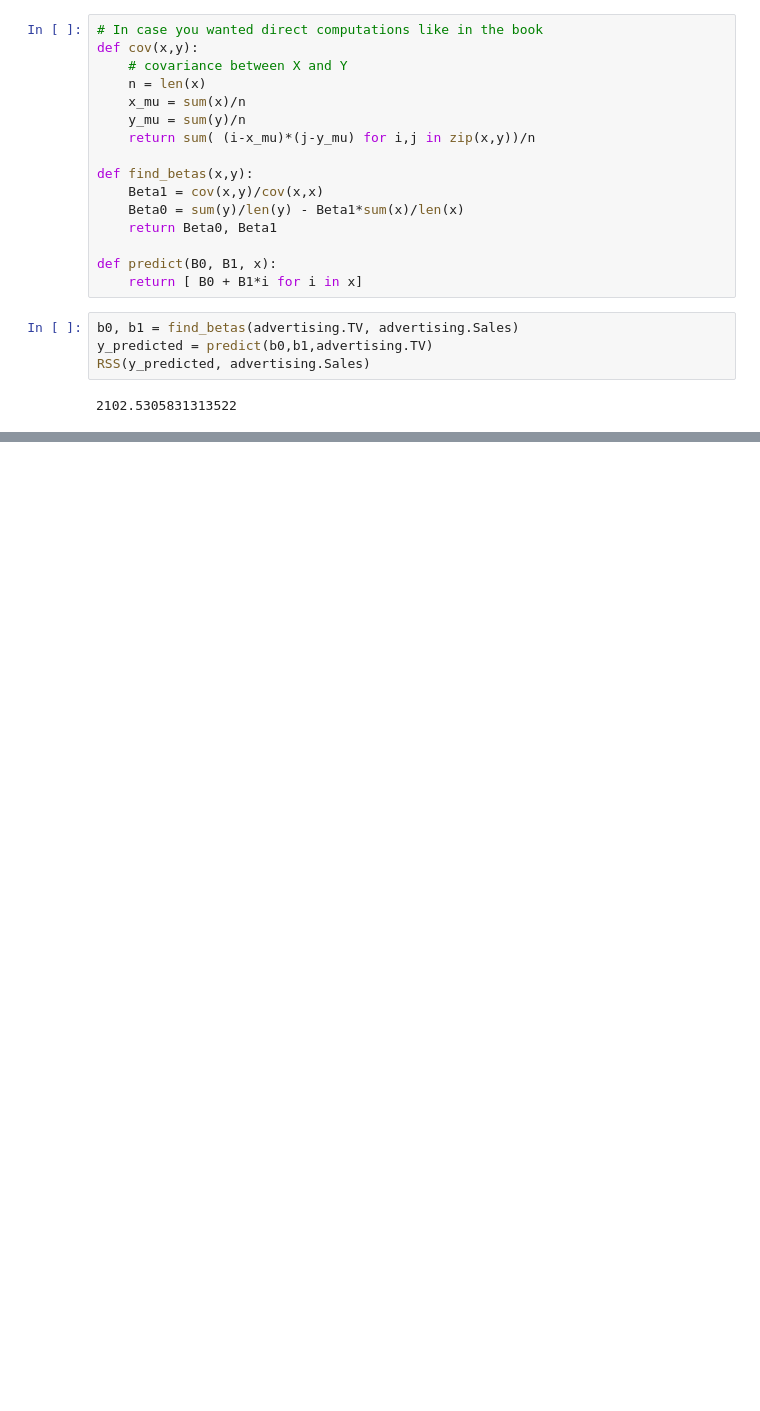
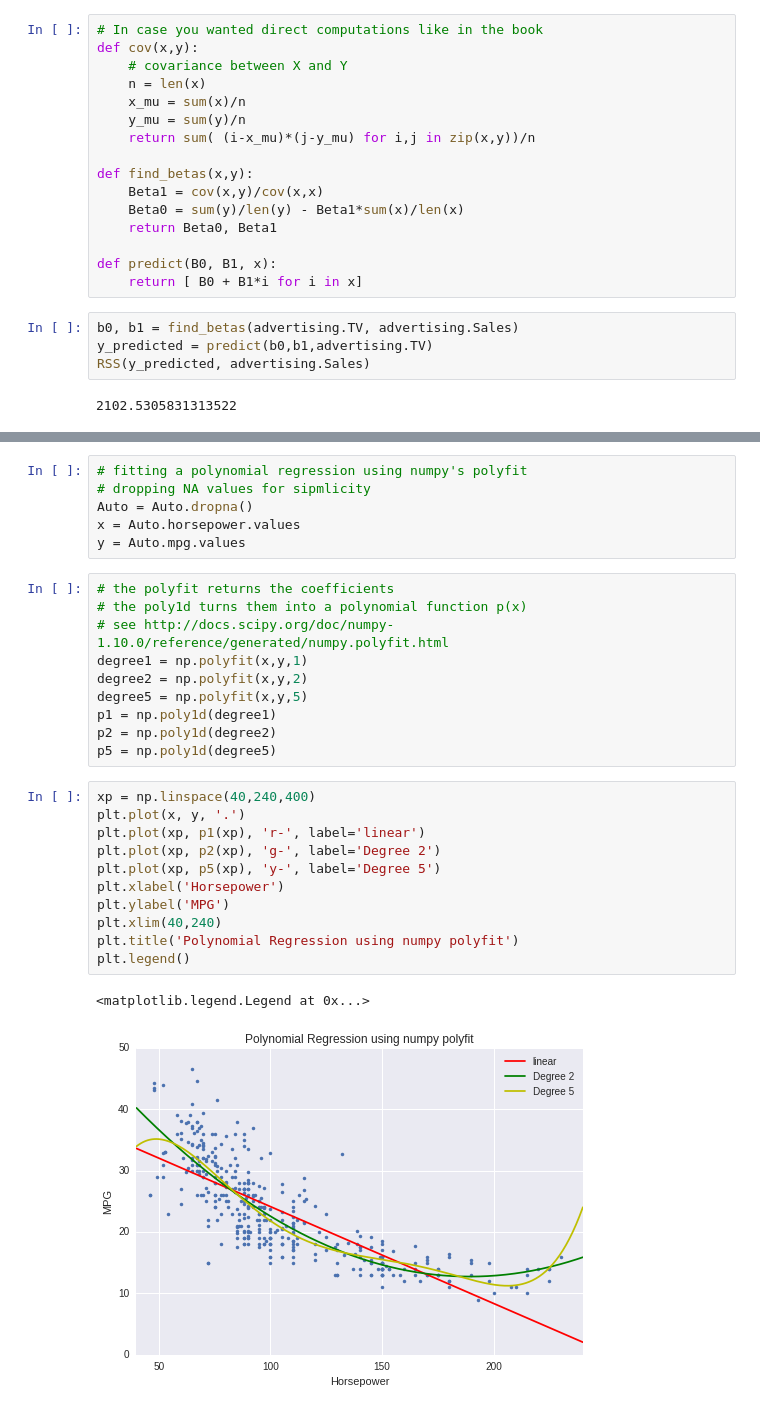
Before and after one commit to Michael-J-Ward/StatisticalLearning, a Jupyter notebook: Ch3/ISLR_ch3.ipynb, the cells around one changed output, grey strips where cells are left out. Cells and saved outputs as stored; diff of their text form; blank space fills up the shorter version.

```diff
--- a/Ch3/ISLR_ch3.ipynb
+++ b/Ch3/ISLR_ch3.ipynb
@@ -72,0 +89,30 @@ X.shape
+# %%
+# fitting a polynomial regression using numpy's polyfit
+# dropping NA values for sipmlicity
+Auto = Auto.dropna()
+x = Auto.horsepower.values
+y = Auto.mpg.values
+# %%
+# the polyfit returns the coefficients
+# the poly1d turns them into a polynomial function p(x)
+# see http://docs.scipy.org/doc/numpy-1.10.0/reference/generated/numpy.polyfit.html
+degree1 = np.polyfit(x,y,1)
+degree2 = np.polyfit(x,y,2)
+degree5 = np.polyfit(x,y,5)
+p1 = np.poly1d(degree1)
+p2 = np.poly1d(degree2)
+p5 = np.poly1d(degree5)
+# %%
+xp = np.linspace(40,240,400)
+plt.plot(x, y, '.')
+plt.plot(xp, p1(xp), 'r-', label='linear')
+plt.plot(xp, p2(xp), 'g-', label='Degree 2')
+plt.plot(xp, p5(xp), 'y-', label='Degree 5')
+plt.xlabel('Horsepower')
+plt.ylabel('MPG')
+plt.xlim(40,240)
+plt.title('Polynomial Regression using numpy polyfit')
+plt.legend()
+# %% [output]
+<matplotlib.legend.Legend at 0x...>
+[figure, added]
```
Also changed, not shown: parts of 11 cells of this notebook, 13 other files.
